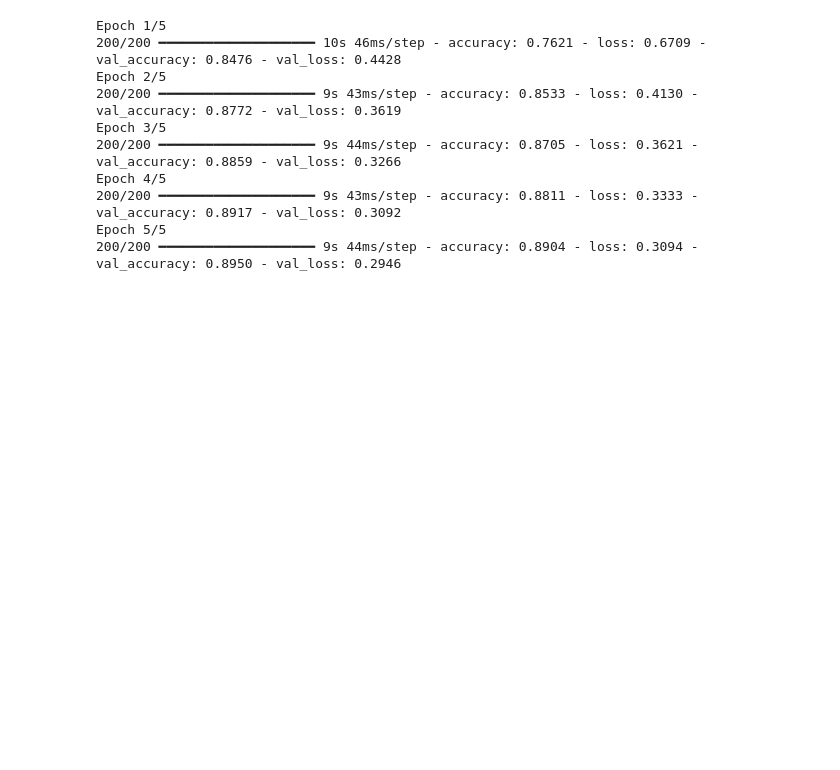
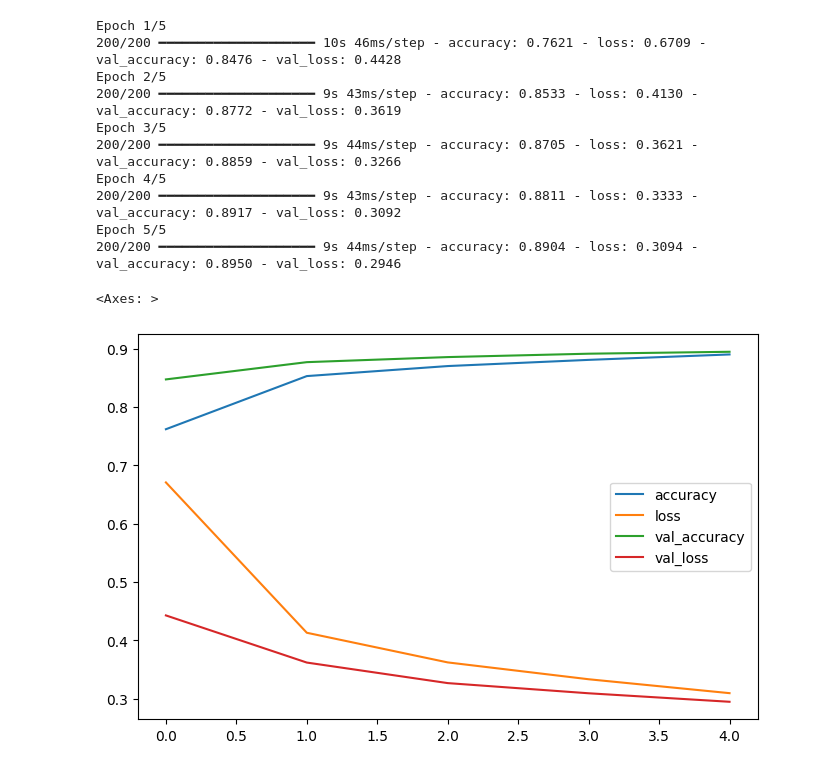
Before and after one commit to docroch/learning-data-science, a Jupyter notebook: deep-learning/cnn-fasion.ipynb, the cells around one changed output. Drawn from its saved outputs; the diff is of its cells as text; code cells hidden in the pictures; blank space fills up the shorter version.

Commit message:
Plot history of model and save it

```diff
--- a/deep-learning/cnn-fasion.ipynb
+++ b/deep-learning/cnn-fasion.ipynb
@@ -123,3 +124,9 @@ Epoch 4/5
 200/200 ━━━━━━━━━━━━━━━━━━━━ 9s 43ms/step - accuracy: 0.8811 - loss: 0.3333 - val_accuracy: 0.8917 - val_loss: 0.3092
 Epoch 5/5
 200/200 ━━━━━━━━━━━━━━━━━━━━ 9s 44ms/step - accuracy: 0.8904 - loss: 0.3094 - val_accuracy: 0.8950 - val_loss: 0.2946
+# %%
+os.environ['KMP_DUPLICATE_LIB_OK'] = 'True'
+pd.DataFrame(history.history).plot(figsize=(8, 5))
+# %% [output]
+<Axes: >
+[figure, added]
```
Also changed, not shown: parts of 3 cells of this notebook.
